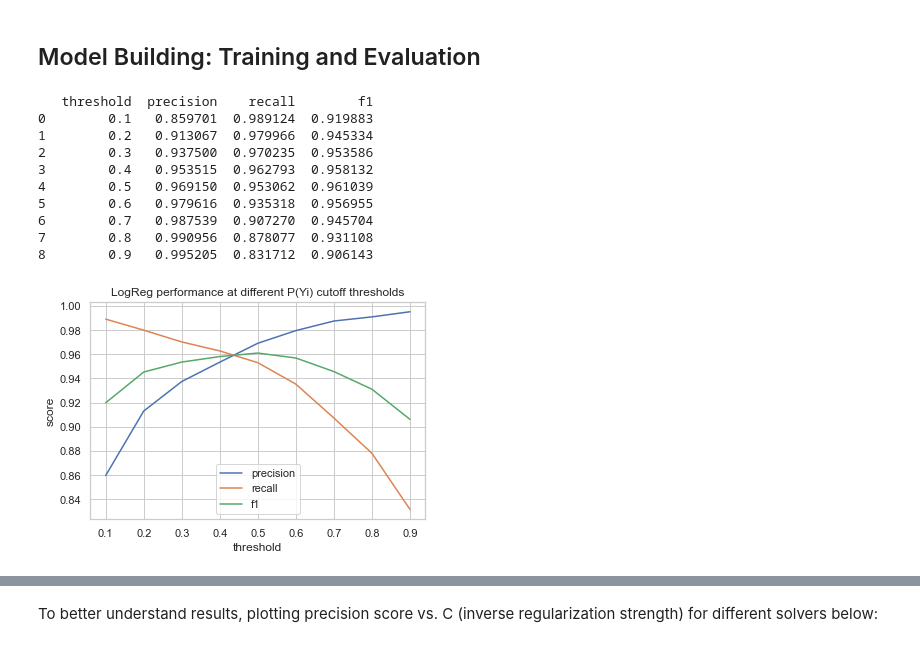
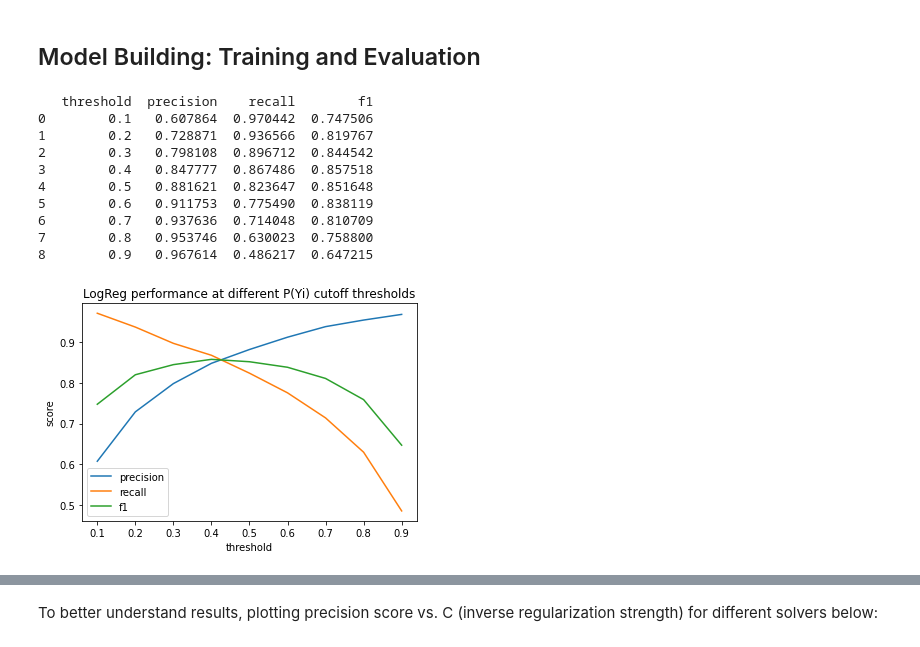
Before and after one commit to andrec279/contextify, a Jupyter notebook: contextify_explore.ipynb, the cells around one changed output, grey strips where cells are left out. Drawn from its saved outputs; the diff is of its cells as text; code cells hidden in the pictures.

```diff
--- a/contextify_explore.ipynb
+++ b/contextify_explore.ipynb
@@ -309,22 +357,15 @@ plt.show()
 ''' PCA - reduce feature set to 2D to visualize spread of features within classes '''
 n_comps = [2, 3, 4, 5, 6, 7, 8, 9]
 pca_tracker = pd.DataFrame(columns=['n_comps', 'silhouette score', 'explained variance'])
-scaler = StandardScaler()
 
 fig, (ax1, ax2, ax3) = plt.subplots(1, 3, figsize=(18, 4))
 fig.suptitle('PCA Exploration')
-'''
-
-
-    plot = sns.barplot(ax=ax[row], x='genre', y='count', data=genre_graph_data, palette='rocket')
-    ax[row].set_title(pl)
-'''
 
 for n_comp in n_comps:
     pca = PCA(n_components=n_comp, svd_solver='auto')
 
     feature_data = data[features]
-    feature_data = pd.DataFrame(scaler.fit_transform(feature_data))
+    feature_data = pd.DataFrame(stdscaler.fit_transform(feature_data))
     pca_features = pd.DataFrame(pca.fit_transform(feature_data))
     pca_labels = data['label']
 
@@ -343,7 +384,7 @@ for n_comp in n_comps:
             ax2.set(xlabel="$PC_{" + str(1) + "}$", ylabel="$PC_{" + str(2) + "}$")
 
 # Out of n_components that explain > 60% of total variance, consider highest silhouette score as optimal value
-viable_ncomps = pca_tracker[pca_tracker['explained variance']>=0.6]
+viable_ncomps = pca_tracker[pca_tracker['explained variance']>=0.7]
 max_sil = viable_ncomps['silhouette score'].max()
 best_ncomp = int(viable_ncomps[viable_ncomps['silhouette score']==max_sil]['n_comps'].to_list()[0])
 opt_var = viable_ncomps[viable_ncomps['silhouette score']==max_sil]['explained variance'].to_list()[0]
@@ -381,6 +422,7 @@ Logistic Regression has high flexibility in the decision threshold, as I can adj
 '''[1] Binarize training model data for genre and playlist, as they are categorical variables'''
 binarizer = binarize(df=data_wtrackid, feature_var='genre', label_var='label', id_col='trackid')
 model_data = binarizer['data']
+model_features = model_data[features]
 model_labels = binarizer['label']
 # %%
 '''[2] Get Spotify user track data. It's critical to do this here for steps [3] and [4]'''
@@ -417,8 +459,11 @@ for feature in user_track_features:
 binarized_user_genres.remove('trackid')
 
 model_genres = binarized_user_genres
+# %%
+'''[5] Remove mean and scale continuous features to unit variance'''
+std_scaled_model_features = pd.DataFrame(stdscaler.fit_transform(model_features))
 # %%
-'''[5] Split training dataset into X and y for model training'''
-X = model_data[features + model_genres]
+'''[6] Split training dataset into X and y for model training'''
+X = pd.concat([std_scaled_model_features, model_data[model_genres]], join='inner', axis=1, ignore_index=True)
 y = model_data[model_labels]
 # %%
@@ -432,38 +474,40 @@ X_test_transformed = np.concatenate((scaler.fit_transform(X_test[features]), X_t
 # %%
 '''[1] Logistic Regression with adjusted probability threshold'''
 multilogreg = OneVsRestClassifier(LogisticRegression(), n_jobs=-1)
-multilogreg.fit(X_train_transformed, y_train)
+multilogreg.fit(X_train, y_train)
 
-pred_proba_df = pd.DataFrame(multilogreg.predict_proba(X_train_transformed))
+pred_proba_df = pd.DataFrame(multilogreg.predict_proba(X_train))
 
 threshold_scores = pd.DataFrame({'threshold':[0.1, 0.2, 0.3, 0.4, 0.5, 0.6, 0.7, 0.8, 0.9]})
 
 for index, row in threshold_scores.iterrows():
     i = row['threshold']
     y_train_pred = pred_proba_df.applymap(lambda x: 1 if x > i else 0)
 
     threshold_scores.at[index, 'precision'] = precision_score(y_train, y_train_pred, average='micro')
     threshold_scores.at[index, 'recall'] = recall_score(y_train, y_train_pred, average='micro')
     threshold_scores.at[index, 'f1'] = f1_score(y_train, y_train_pred, average='micro')
 
 print(threshold_scores)
 
 for col in ['precision', 'recall', 'f1']:
     sns.lineplot(data=threshold_scores, x='threshold', y=col, palette='rocket')
     plt.ylabel('score')
     plt.legend(['precision', 'recall', 'f1'])
     plt.title('LogReg performance at different P(Yi) cutoff thresholds')
+
+selected_threshold = threshold_scores[threshold_scores['precision']>0.9]['threshold'].min()
 # %% [output]
    threshold  precision    recall        f1
-0        0.1   0.859701  0.989124  0.919883
-1        0.2   0.913067  0.979966  0.945334
-2        0.3   0.937500  0.970235  0.953586
-3        0.4   0.953515  0.962793  0.958132
-4        0.5   0.969150  0.953062  0.961039
-5        0.6   0.979616  0.935318  0.956955
-6        0.7   0.987539  0.907270  0.945704
-7        0.8   0.990956  0.878077  0.931108
-8        0.9   0.995205  0.831712  0.906143
+0        0.1   0.607864  0.970442  0.747506
+1        0.2   0.728871  0.936566  0.819767
+2        0.3   0.798108  0.896712  0.844542
+3        0.4   0.847777  0.867486  0.857518
+4        0.5   0.881621  0.823647  0.851648
+5        0.6   0.911753  0.775490  0.838119
+6        0.7   0.937636  0.714048  0.810709
+7        0.8   0.953746  0.630023  0.758800
+8        0.9   0.967614  0.486217  0.647215
-[figure, old version]
+[figure, new version]
 # %% [markdown]
 ## Analyzing Results for Different Probability Thresholds
```
Also changed, not shown: parts of 28 cells of this notebook, 11 other files.
